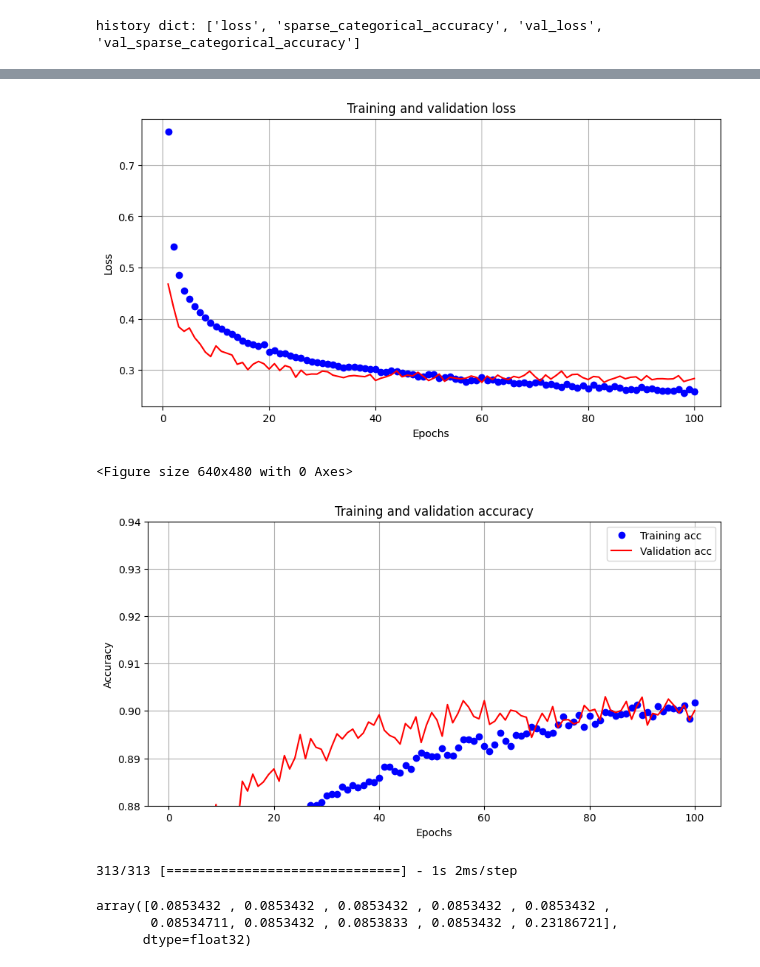
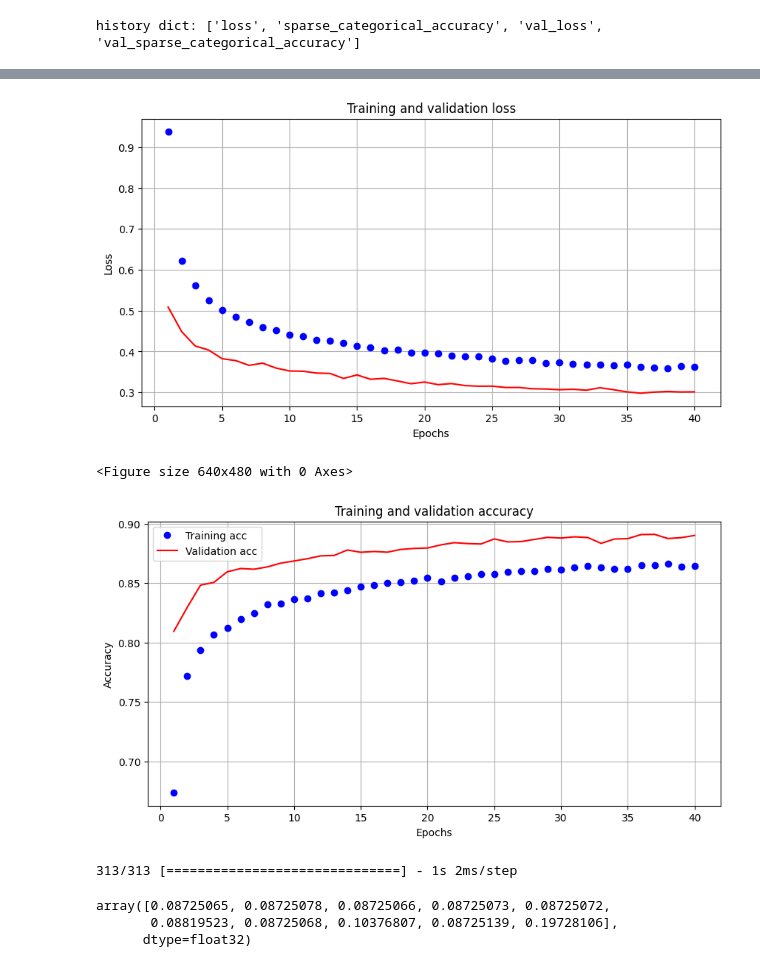
Before and after one commit to PavelStelmakhV/hw310-keras-fasion-mnist, a Jupyter notebook: keras_fasion_mnist_hw.ipynb, the cells around one changed output, grey strips where cells are left out. Drawn from its saved outputs; the diff is of its cells as text; code cells hidden in the pictures.

```diff
--- a/keras_fasion_mnist_hw.ipynb
+++ b/keras_fasion_mnist_hw.ipynb
@@ -48,7 +39,7 @@ b_init = initializers.Zeros()
 # %%
 model = tf.keras.Sequential()
 
-drop_out = 0.30
+drop_out = 0.40
 lern_rat = 0.001
 neurons = 256
 
@@ -57,22 +48,44 @@ model.add(layers.Dropout(drop_out))
 
 model.add(BatchNormalization())
 model.add(layers.Dense(neurons * 1,
-                       activation='elu',
+                       activation='relu',
                        kernel_initializer=w_init_relu,
                        bias_initializer=b_init)) #, kernel_regularizer=regularizers.l2(lern_rat)
+model.add(layers.Dropout(drop_out))
+
 # model.add(BatchNormalization())
-model.add(layers.Dropout(drop_out))
+# model.add(layers.Dense(neurons * 1,
+#                        activation='relu',
+#                        kernel_initializer=w_init_relu,
+#                        bias_initializer=b_init)) #, kernel_regularizer=regularizers.l2(lern_rat)
+# model.add(layers.Dropout(drop_out))
+
+# model.add(BatchNormalization())
+# model.add(layers.Dense(neurons * 1,
+#                        activation='relu',
+#                        kernel_initializer=w_init_relu,
+#                        bias_initializer=b_init)) #, kernel_regularizer=regularizers.l2(lern_rat)
+# model.add(layers.Dropout(drop_out))
 
 model.add(BatchNormalization())
 model.add(layers.Dense(neurons * 2,
-                       activation='tanh',
-                       kernel_initializer=w_init_tanh,
-                       bias_initializer=b_init))
+                       activation='relu',
+                       kernel_initializer=w_init_relu,
+                       bias_initializer=b_init)) #, kernel_regularizer=regularizers.l2(lern_rat)
 model.add(layers.Dropout(drop_out))
 
+# model.add(BatchNormalization())
+# model.add(layers.Dense(neurons * 2,
+#                        activation='tanh',
+#                        kernel_initializer=w_init_tanh,
+#                        bias_initializer=b_init))
+# model.add(layers.Dropout(drop_out))
+
 model.add(BatchNormalization())
-model.add(layers.Dense(neurons * 2, activation='elu', kernel_initializer=w_init_relu, bias_initializer=b_init))
-# model.add(BatchNormalization())
+model.add(layers.Dense(neurons * 2,
+                       activation='relu',
+                       kernel_initializer=w_init_relu,
+                       bias_initializer=b_init))
 model.add(layers.Dropout(drop_out))
 
 # model.add(layers.Dense(neurons * 2, activation='relu'))
@@ -111,7 +124,7 @@ mc = callbacks.ModelCheckpoint('best_model.h5', monitor='sparse_categorical_accu
 # %%
 # model.fit(train_images, train_labels, epochs=20)
 history = model.fit(x_train, y_train,
-                    epochs=100,
+                    epochs=40,
                     batch_size=128,
                     # callbacks=[callback],
                     callbacks=[mc],
@@ -168,35 +178,36 @@ print(result)
 # %%
 history_dict = history.history
 loss_values = history_dict['loss']
 val_loss_values = history_dict['val_loss']
 
 epochs = range(1, len(history_dict['loss']) + 1)
 
 plt.figure(figsize=(10, 5))
 plt.plot(epochs, loss_values, 'bo', label='Training loss')
 plt.plot(epochs, val_loss_values, 'r', label='Validation loss')
+# plt.ylim (0.2, 0.5)
 plt.title('Training and validation loss')
 plt.xlabel('Epochs')
 plt.ylabel('Loss')
 # plt.legend()
 plt.grid(True)
 plt.show()
 1
 plt.clf()
 plt.figure(figsize=(10, 5))
 val_acc_values = history_dict['sparse_categorical_accuracy']
 plt.plot(epochs, history_dict['sparse_categorical_accuracy'], 'bo', label='Training acc')
 plt.plot(epochs, history_dict['val_sparse_categorical_accuracy'], 'r', label='Validation acc')
-plt.ylim (0.88, 0.94)
+# plt.ylim (0.80, 0.94)
 plt.title('Training and validation accuracy')
 plt.xlabel('Epochs')
 plt.ylabel('Accuracy')
 plt.legend()
 plt.grid(True)
 # %% [output]
-[figure, old version]
+[figure, new version]
 <Figure size 640x480 with 0 Axes>
-[figure, old version]
+[figure, new version]
 # %%
 probability_model = tf.keras.Sequential([model,
                                          tf.keras.layers.Softmax()])
@@ -207,8 +218,8 @@ predictions = probability_model.predict(x_test)
 # %%
 predictions[0]
 # %% [output]
-array([0.0853432 , 0.0853432 , 0.0853432 , 0.0853432 , 0.0853432 ,
-       0.08534711, 0.0853432 , 0.0853833 , 0.0853432 , 0.23186721],
+array([0.08725065, 0.08725078, 0.08725066, 0.08725073, 0.08725072,
+       0.08819523, 0.08725068, 0.10376807, 0.08725139, 0.19728106],
       dtype=float32)
 # %%
 model.summary()
```
Also changed, not shown: parts of 7 cells of this notebook.
